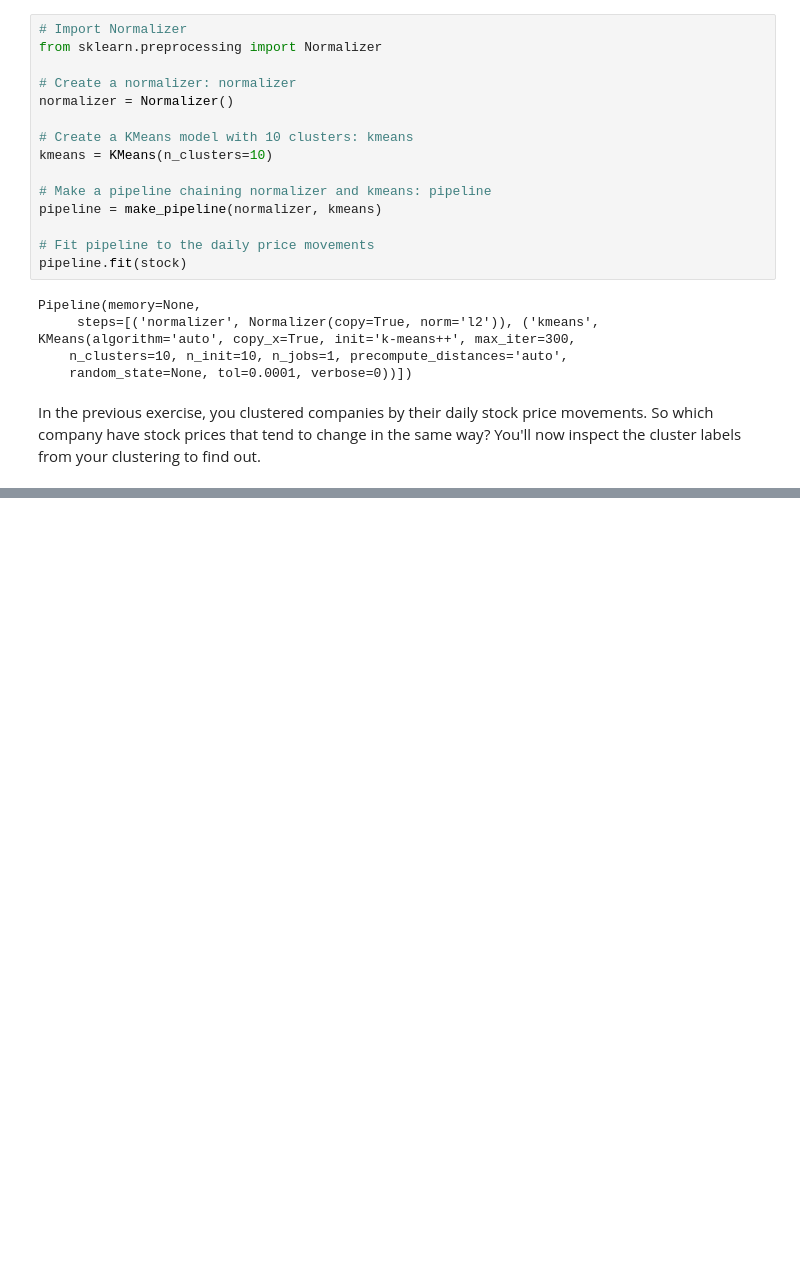
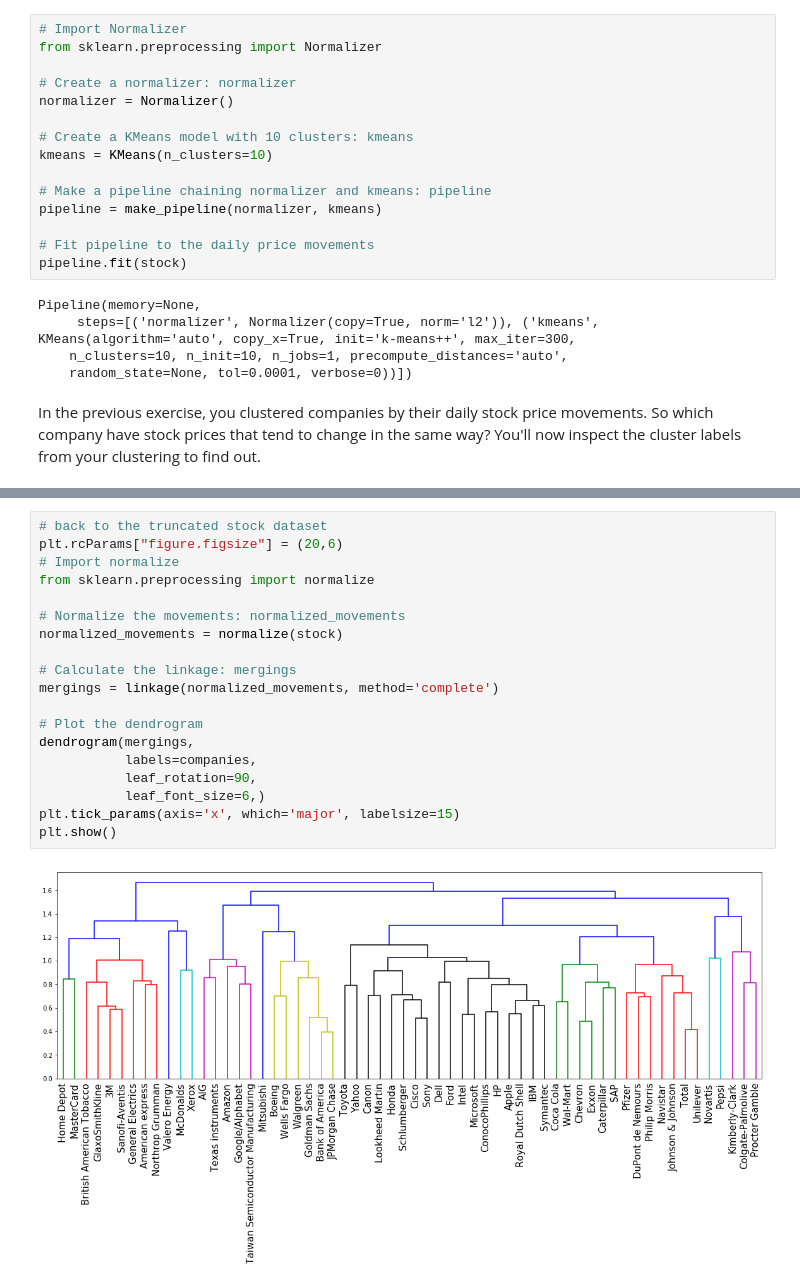
Before and after one commit to alsnkline/Springb, a Jupyter notebook: Reference/SB DC Unsupervised Learning.ipynb, the cells around one changed output, grey strips where cells are left out. Cells and saved outputs as stored; diff of their text form; blank space fills up the shorter version.

```diff
--- a/Reference/SB DC Unsupervised Learning.ipynb
+++ b/Reference/SB DC Unsupervised Learning.ipynb
@@ -350,0 +386,21 @@ print(df.sort_values('labels'))
+# %%
+# back to the truncated stock dataset
+plt.rcParams["figure.figsize"] = (20,6)
+# Import normalize
+from sklearn.preprocessing import normalize
+
+# Normalize the movements: normalized_movements
+normalized_movements = normalize(stock)
+
+# Calculate the linkage: mergings
+mergings = linkage(normalized_movements, method='complete')
+
+# Plot the dendrogram
+dendrogram(mergings,
+           labels=companies,
+           leaf_rotation=90,
+           leaf_font_size=6,)
+plt.tick_params(axis='x', which='major', labelsize=15)
+plt.show()
+# %% [output]
+[figure, added]
```
Also changed, not shown: parts of 60 cells of this notebook, 5 other files.
